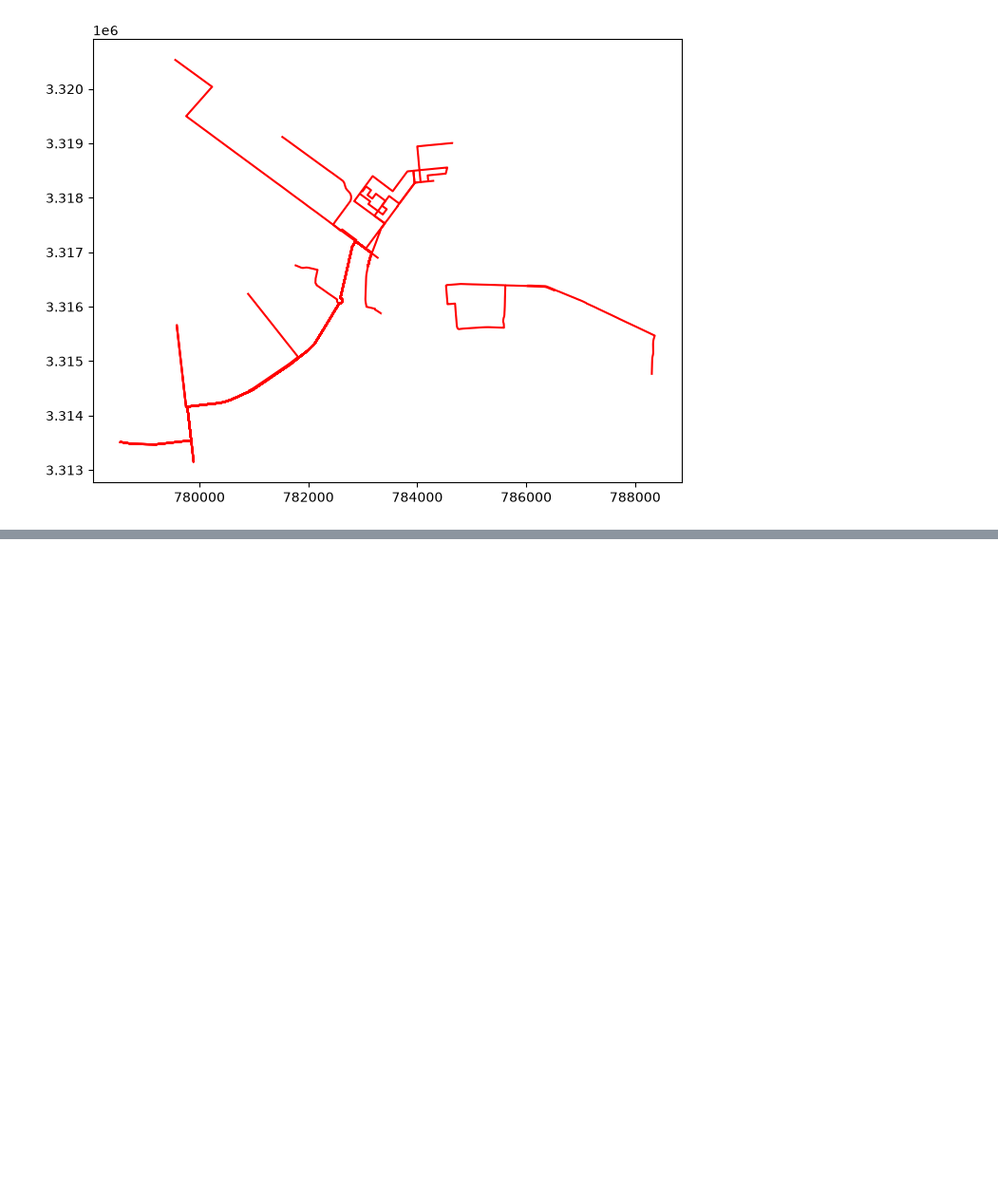
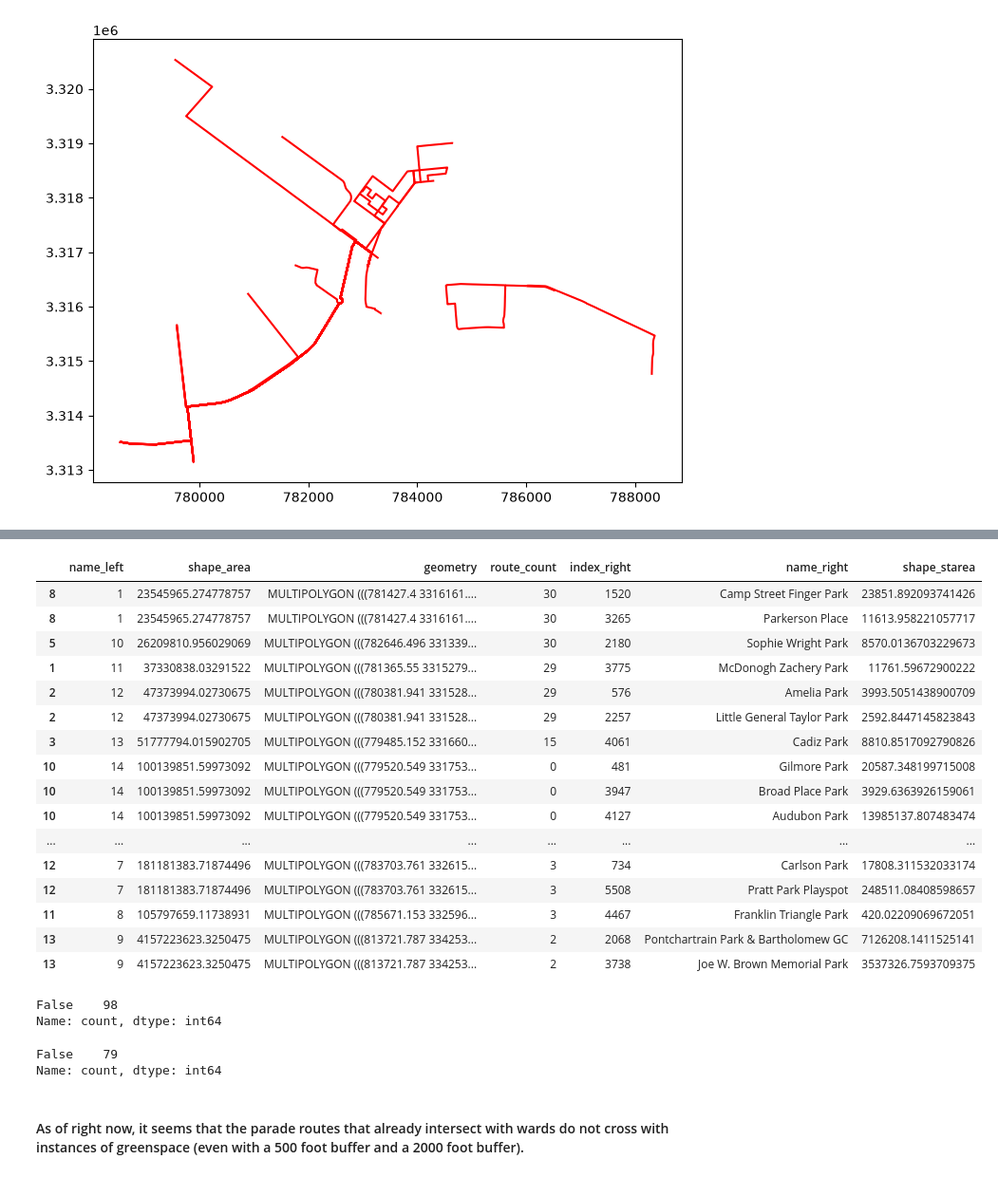
Before and after one commit to arhorton/geog592-arhorton, a Jupyter notebook: homework/week07/arhorton-hw08.ipynb, the cells around one changed output, grey strips where cells are left out. Shown at 95% size. Cells and saved outputs as stored; diff of their text form; code cells hidden in the pictures; blank space fills up the shorter version.

```diff
--- a/homework/week07/arhorton-hw08.ipynb
+++ b/homework/week07/arhorton-hw08.ipynb
@@ -142,0 +101,9 @@ Name: count, dtype: int64
+# %%
+## what about intersection?
+wards_union = wards.geometry.union_all()
+ward_i_routes = routes[routes.geometry.intersects(wards_union)] ## this analysis tells me the parades that overlap each ward
+## layer one
+
+## testing how many routes intersect with each ward
+wards["route_count"] = wards.geometry.apply(lambda geom: routes.geometry.intersects(geom).sum())
+wards.sort_values("route_count", ascending = False)
@@ -142,0 +129,56 @@ Name: count, dtype: int64
+# %%
+## now I want to know which wards have the most greenspace
+greenspace.dropna(subset = ["name"])
+mask = greenspace["name"].str.contains("Park")
+greenspace = greenspace[mask]
+
+## creating a spatial join between the wards and the greenspace layer
+green_wards = gpd.sjoin(wards, greenspace, predicate = "contains")
+green_wards = green_wards.sort_values("name_left")
+green_wards.groupby("name_left")
+green_wards
+
+## based on this analysis, ward 5 has the most greenspace
+# %% [output]
+|  | name_left | shape_area | geometry | route_count | index_right | name_right | shape_starea |
+| 8 | 1 | 23545965.274778757 | MULTIPOLYGON (((781427.4 3316161.... | 30 | 1520 | Camp Street Finger Park | 23851.892093741426 |
+| 8 | 1 | 23545965.274778757 | MULTIPOLYGON (((781427.4 3316161.... | 30 | 3265 | Parkerson Place | 11613.958221057717 |
+| 5 | 10 | 26209810.956029069 | MULTIPOLYGON (((782646.496 331339... | 30 | 2180 | Sophie Wright Park | 8570.0136703229673 |
+| 1 | 11 | 37330838.03291522 | MULTIPOLYGON (((781365.55 3315279... | 29 | 3775 | McDonogh Zachery Park | 11761.59672900222 |
+| 2 | 12 | 47373994.02730675 | MULTIPOLYGON (((780381.941 331528... | 29 | 576 | Amelia Park | 3993.5051438900709 |
+| 2 | 12 | 47373994.02730675 | MULTIPOLYGON (((780381.941 331528... | 29 | 2257 | Little General Taylor Park | 2592.8447145823843 |
+| 3 | 13 | 51777794.015902705 | MULTIPOLYGON (((779485.152 331660... | 15 | 4061 | Cadiz Park | 8810.8517092790826 |
+| 10 | 14 | 100139851.59973092 | MULTIPOLYGON (((779520.549 331753... | 0 | 481 | Gilmore Park | 20587.348199715008 |
+| 10 | 14 | 100139851.59973092 | MULTIPOLYGON (((779520.549 331753... | 0 | 3947 | Broad Place Park | 3929.6363926159061 |
+| 10 | 14 | 100139851.59973092 | MULTIPOLYGON (((779520.549 331753... | 0 | 4127 | Audubon Park | 13985137.807483474 |
+| ... | ... | ... | ... | ... | ... | ... | ... |
+| 12 | 7 | 181181383.71874496 | MULTIPOLYGON (((783703.761 332615... | 3 | 734 | Carlson Park | 17808.311532033174 |
+| 12 | 7 | 181181383.71874496 | MULTIPOLYGON (((783703.761 332615... | 3 | 5508 | Pratt Park Playspot | 248511.08408598657 |
+| 11 | 8 | 105797659.11738931 | MULTIPOLYGON (((785671.153 332596... | 3 | 4467 | Franklin Triangle Park | 420.02209069672051 |
+| 13 | 9 | 4157223623.3250475 | MULTIPOLYGON (((813721.787 334253... | 2 | 2068 | Pontchartrain Park & Bartholomew GC | 7126208.1411525141 |
+| 13 | 9 | 4157223623.3250475 | MULTIPOLYGON (((813721.787 334253... | 2 | 3738 | Joe W. Brown Memorial Park | 3537326.7593709375 |
+# %%
+## next, I will create a buffer around the greenspaces and see if there is a possibility that there could be some crossing there
+green_buffer = greenspace.geometry.buffer(distance = 500) ## decided on a distance of 500 feet for my buffer, seems to be a good availability for expansion
+
+## creating the crossing layer
+crossing_the_green = green_buffer.geometry.crosses(ward_i_routes, align = True) ## this explains if parade routes that already intersect the wards also cross a 500 foot buffer around any greenspace that has a title
+print(crossing_the_green.value_counts())
+## layer two
+
+## there is no overlap!
+# %% [output]
+False    98
+Name: count, dtype: int64
+# %%
+## given that there are no wards even within a 500 foot buffer of a greenspace, the time might have come to increase the buffer
+green_buffer_1 = greenspace.geometry.buffer(distance = 2000)
+wards_close_to_green1 = green_buffer_1.geometry.within(wards)
+wards_close_to_green1.value_counts()
+
+## even with a quadrupled buffer, there is simply no overlap between New Orleans wards and greenspace
+# %% [output]
+False    79
+Name: count, dtype: int64
+# %% [markdown]
+#### As of right now, it seems that the parade routes that already intersect with wards do not cross with instances of greenspace (even with a 500 foot buffer and a 2000 foot buffer).
```
Also changed, not shown: parts of 19 cells of this notebook, 2 other files.
